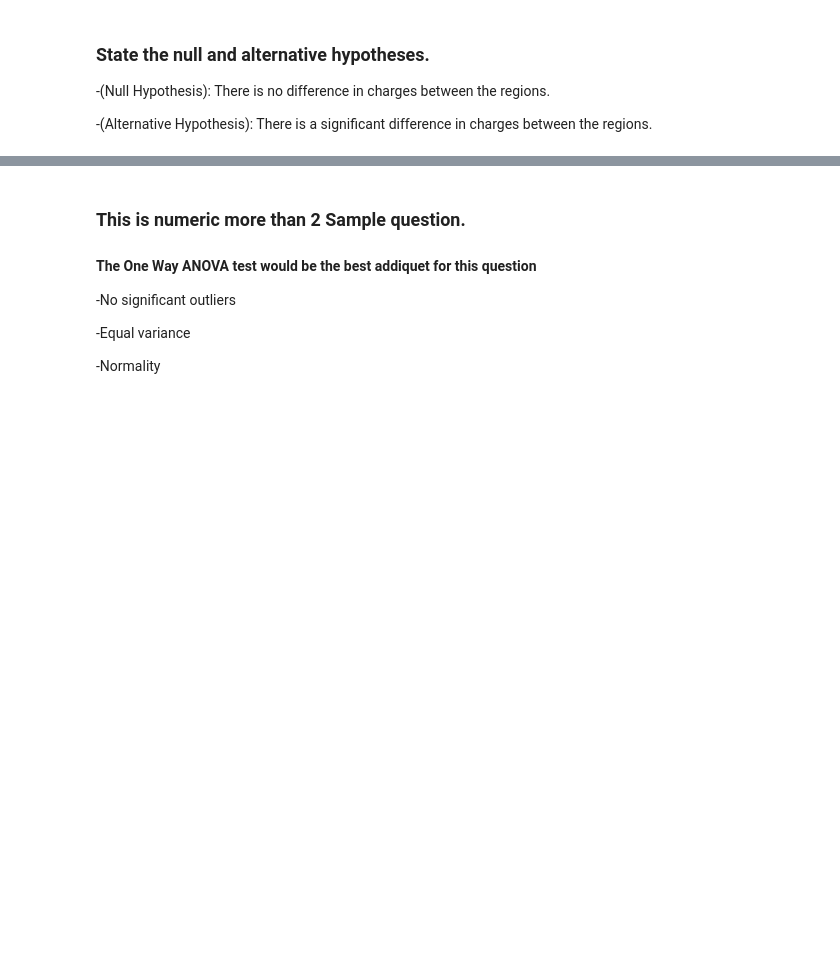
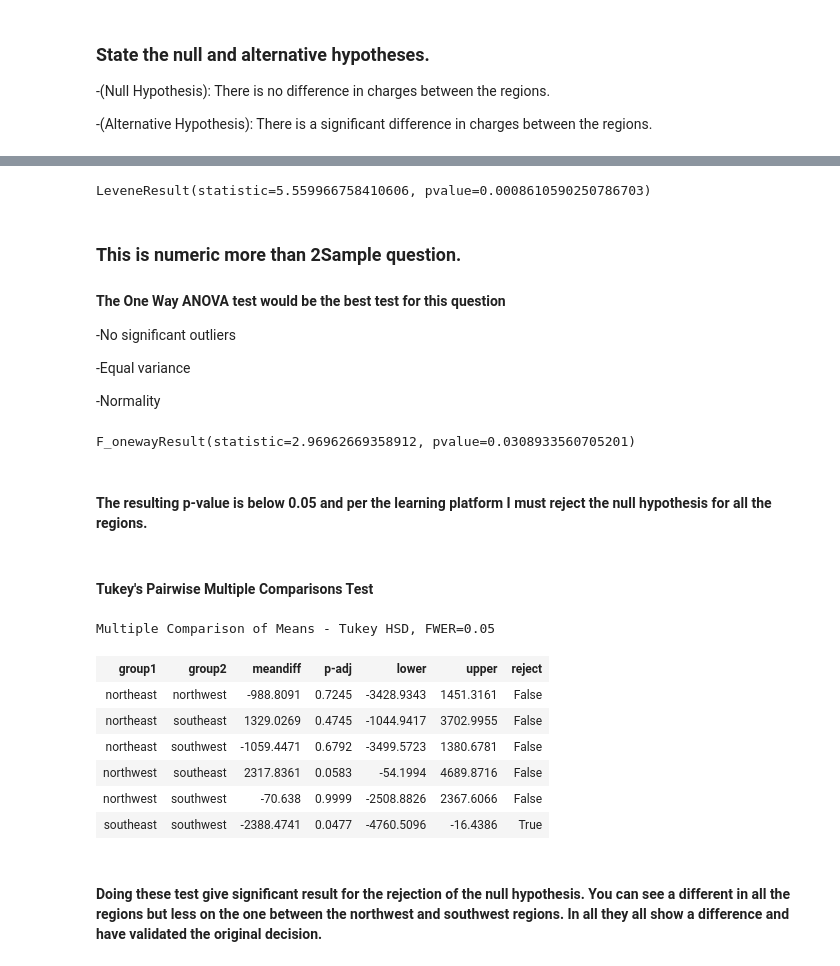
Before and after one commit to Luz-Dobbins/Hypothesis-Testing-with-Insurance-Data--Core-, a Jupyter notebook: (Core) Hypothesis Testing with Insurance Data.ipynb, the cells around one changed output, grey strips where cells are left out. Saved outputs shown, nothing was run; the diff lists cells and outputs as text; code cells hidden in the pictures; blank space fills up the shorter version.

```diff
--- a/(Core) Hypothesis Testing with Insurance Data.ipynb
+++ b/(Core) Hypothesis Testing with Insurance Data.ipynb
@@ -317,6 +326,13 @@ array(['southwest', 'southeast', 'northwest', 'northeast'], dtype=object)
 # %%
-## save the 4 new columns into the dataframe and delte the region
-df[['southwest','southeast','northwest','northest']] = df['region'].str.split(',',expand=True)
-df = df.drop(columns=['region'])
-df.head(2)
+## Running normal test on each group and confirming there are >20 in each group
+norm_results = {}
+for i, data in groups.items():
+    stat, p = stats.normaltest(data)
+    ## save the p val, test statistic, and the size of the group
+    norm_results[i] = {'n': len(data),
+                             'p':p,
+                             'test stat':stat,}
+## convert to a dataframe
+norm_results_df = pd.DataFrame(norm_results).T
+norm_results_df
 # %% [output]
@@ -326,4 +343,0 @@ ValueError: Columns must be same length as key
-# %%
-## create a column that easily separates our groups
-df['regions']= df['smoker'].str.contains('no', case=False)
-df
@@ -330,9 +354,45 @@ df
+# %%
+# with the * operator
+stats.levene(*groups.values())
+# %% [output]
+LeveneResult(statistic=5.559966758410606, pvalue=0.0008610590250786703)
 # %% [markdown]
-### This is numeric more than 2 Sample question.
-#### The One Way ANOVA test would be the best addiquet for this question
+### This is numeric more than 2Sample question.
+#### The One Way ANOVA test would be the best test for this question
 
 -No significant outliers
 
 -Equal variance
 
 -Normality
+# %%
+# perform the correct hypothesis test
+# note again the use of the * operator for convenience
+result = stats.f_oneway( *groups.values())
+result
+# %% [output]
+F_onewayResult(statistic=2.96962669358912, pvalue=0.0308933560705201)
+# %% [markdown]
+#### The resulting p-value is below 0.05 and per the learning platform I must reject the null hypothesis for all the regions.
+# %% [markdown]
+#### Tukey's Pairwise Multiple Comparisons Test
+# %%
+from statsmodels.stats.multicomp import pairwise_tukeyhsd
+## save the values as charges and the labels to the region
+values = df['charges']
+labels = df['region']
+# %%
+## perform tukey's multiple comparison test and display the summary
+tukeys_results = pairwise_tukeyhsd(values,labels)
+tukeys_results.summary()
+# %% [output]
+Multiple Comparison of Means - Tukey HSD, FWER=0.05
+| group1 | group2 | meandiff | p-adj | lower | upper | reject |
+| northeast | northwest | -988.8091 | 0.7245 | -3428.9343 | 1451.3161 | False |
+| northeast | southeast | 1329.0269 | 0.4745 | -1044.9417 | 3702.9955 | False |
+| northeast | southwest | -1059.4471 | 0.6792 | -3499.5723 | 1380.6781 | False |
+| northwest | southeast | 2317.8361 | 0.0583 | -54.1994 | 4689.8716 | False |
+| northwest | southwest | -70.638 | 0.9999 | -2508.8826 | 2367.6066 | False |
+| southeast | southwest | -2388.4741 | 0.0477 | -4760.5096 | -16.4386 | True |
+# %% [markdown]
+#### Doing these test give significant result for the rejection of the null hypothesis. You can see a different in all the regions but less on the one between the northwest and southwest regions. In all they all show a difference and have validated the original decision.
```
Also changed, not shown: parts of 10 cells of this notebook.
